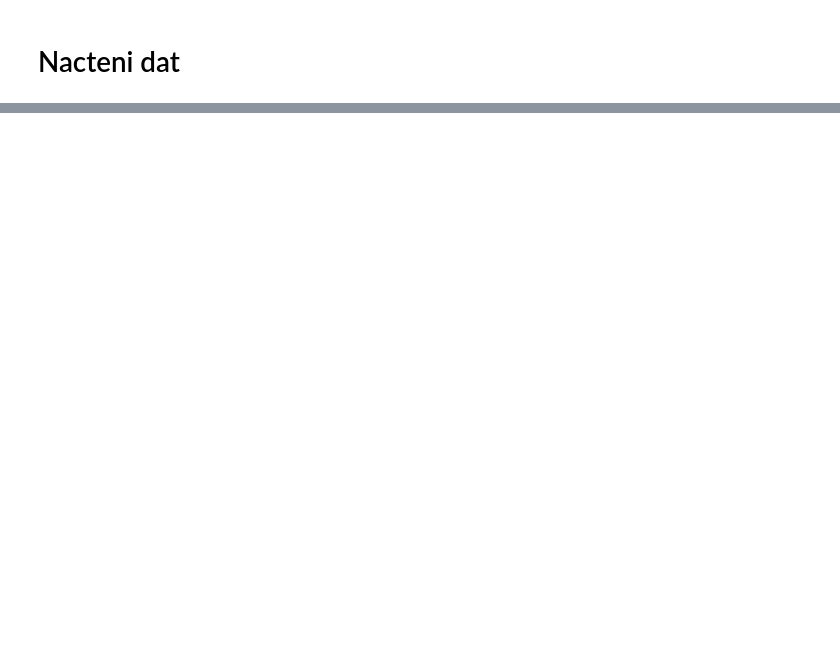
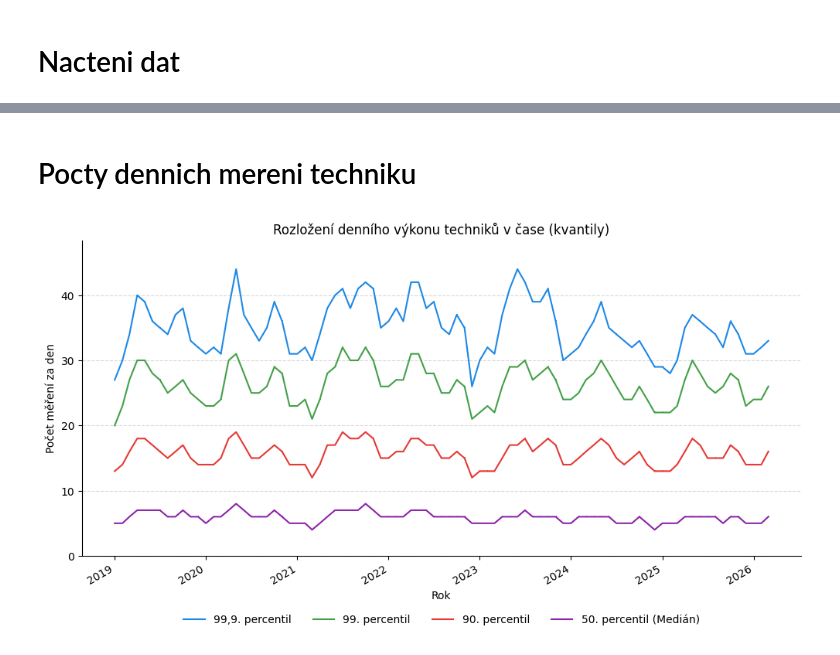
Before and after one commit to opendatalabcz/emissions-data-analysis-cz, a Jupyter notebook: kod/casove_rady/time_series.ipynb, the cells around one changed output, grey strips where cells are left out. Drawn from its saved outputs; the diff is of its cells as text; code cells hidden in the pictures; blank space fills up the shorter version.

```diff
--- a/kod/casove_rady/time_series.ipynb
+++ b/kod/casove_rady/time_series.ipynb
@@ -50,0 +108,35 @@ len(df_mereni) - len(df_prohlidky)
+# %% [markdown]
+# Pocty dennich mereni techniku
+# %%
+# Příprava datových sloupců pro měsíc a konkrétní den
+df_work = df.filter(pl.col("DatumProhlidky").is_not_null()).with_columns(
+    pl.col("DatumProhlidky").dt.truncate("1mo").alias("_ts_month"),
+    pl.col("DatumProhlidky").dt.date().alias("_date")
+)
+
+# Seskupení na úroveň "jeden technik v jeden konkrétní den"
+# Tím získáme seznam všech uskutečněných denních směn a počtu prohlídek v nich
+df_tech_daily = df_work.group_by(["_ts_month", "Emise_OdpovednaOsoba", "_date"]).agg(
+    denni_pocet_prohlidek=pl.len()
+)
+
+# Agregace denních výkonů do kvantilů za každý měsíc
+df_quantiles = df_tech_daily.group_by("_ts_month").agg([
+    pl.col("denni_pocet_prohlidek").quantile(0.999).alias("99,9. percentil"),
+    pl.col("denni_pocet_prohlidek").quantile(0.99).alias("99. percentil"),
+    pl.col("denni_pocet_prohlidek").quantile(0.90).alias("90. percentil"),
+    pl.col("denni_pocet_prohlidek").median().alias("50. percentil (Medián)"),
+])
+
+# Vykreslení
+time_series_monthly_expr(
+    df=df_quantiles,
+    time_col="_ts_month",
+    exprs=None,
+    title="Rozložení denního výkonu techniků v čase (kvantily)",
+    y_title="Počet měření za den",
+    decimals=0,
+    save_path='kod/casove_rady/vykonnost_techniku.svg'
+)
+# %% [output]
+[figure, added]
```
Also changed, not shown: parts of 13 cells of this notebook, 11 other files.
